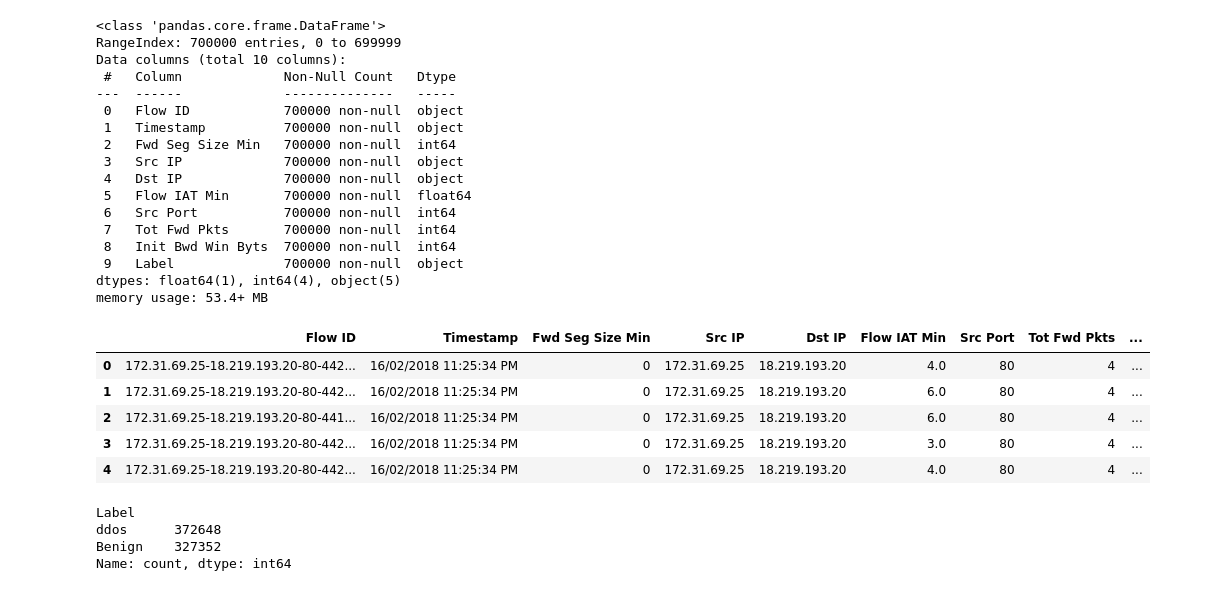
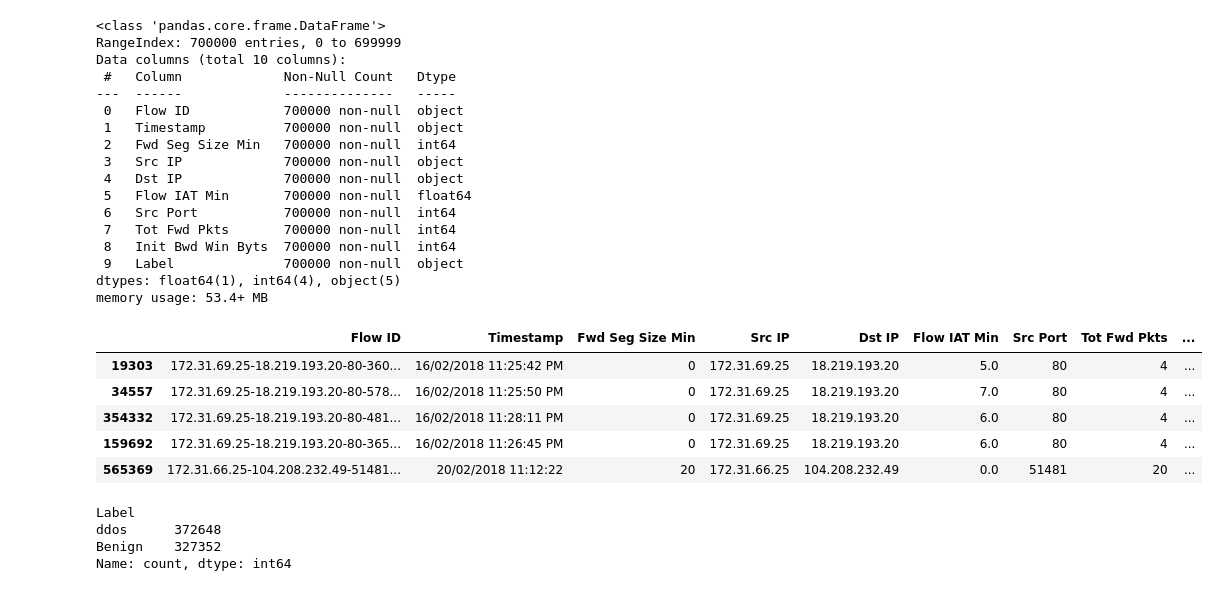
Before and after one commit to k1voh/DDoS-Attack-Detection-Using-Machine-Learning, a Jupyter notebook: Model/model.ipynb, the cells around one changed output. Cells and saved outputs as stored; diff of their text form; code cells hidden in the pictures.

```diff
--- a/Model/model.ipynb
+++ b/Model/model.ipynb
@@ -143,15 +143,15 @@ Data columns (total 10 columns):
  9   Label              700000 non-null  object
 dtypes: float64(1), int64(4), object(5)
 memory usage: 53.4+ MB
-# %%
-dataset.head()
-# %% [output]
-|  | Flow ID | Timestamp | Fwd Seg Size Min | Src IP | Dst IP | Flow IAT Min | Src Port | Tot Fwd Pkts | ... |
-| 0 | 172.31.69.25-18.219.193.20-80-442... | 16/02/2018 11:25:34 PM | 0 | 172.31.69.25 | 18.219.193.20 | 4.0 | 80 | 4 | ... |
-| 1 | 172.31.69.25-18.219.193.20-80-442... | 16/02/2018 11:25:34 PM | 0 | 172.31.69.25 | 18.219.193.20 | 6.0 | 80 | 4 | ... |
-| 2 | 172.31.69.25-18.219.193.20-80-441... | 16/02/2018 11:25:34 PM | 0 | 172.31.69.25 | 18.219.193.20 | 6.0 | 80 | 4 | ... |
-| 3 | 172.31.69.25-18.219.193.20-80-442... | 16/02/2018 11:25:34 PM | 0 | 172.31.69.25 | 18.219.193.20 | 3.0 | 80 | 4 | ... |
-| 4 | 172.31.69.25-18.219.193.20-80-442... | 16/02/2018 11:25:34 PM | 0 | 172.31.69.25 | 18.219.193.20 | 4.0 | 80 | 4 | ... |
+# %%
+dataset.sample(5)
+# %% [output]
+|  | Flow ID | Timestamp | Fwd Seg Size Min | Src IP | Dst IP | Flow IAT Min | Src Port | Tot Fwd Pkts | ... |
+| 19303 | 172.31.69.25-18.219.193.20-80-360... | 16/02/2018 11:25:42 PM | 0 | 172.31.69.25 | 18.219.193.20 | 5.0 | 80 | 4 | ... |
+| 34557 | 172.31.69.25-18.219.193.20-80-578... | 16/02/2018 11:25:50 PM | 0 | 172.31.69.25 | 18.219.193.20 | 7.0 | 80 | 4 | ... |
+| 354332 | 172.31.69.25-18.219.193.20-80-481... | 16/02/2018 11:28:11 PM | 0 | 172.31.69.25 | 18.219.193.20 | 6.0 | 80 | 4 | ... |
+| 159692 | 172.31.69.25-18.219.193.20-80-365... | 16/02/2018 11:26:45 PM | 0 | 172.31.69.25 | 18.219.193.20 | 6.0 | 80 | 4 | ... |
+| 565369 | 172.31.66.25-104.208.232.49-51481... | 20/02/2018 11:12:22 | 20 | 172.31.66.25 | 104.208.232.49 | 0.0 | 51481 | 20 | ... |
 # %%
 dataset['Label'].value_counts()
 # %% [output]
```
Also changed, not shown: parts of 39 cells of this notebook, 1 other file.
